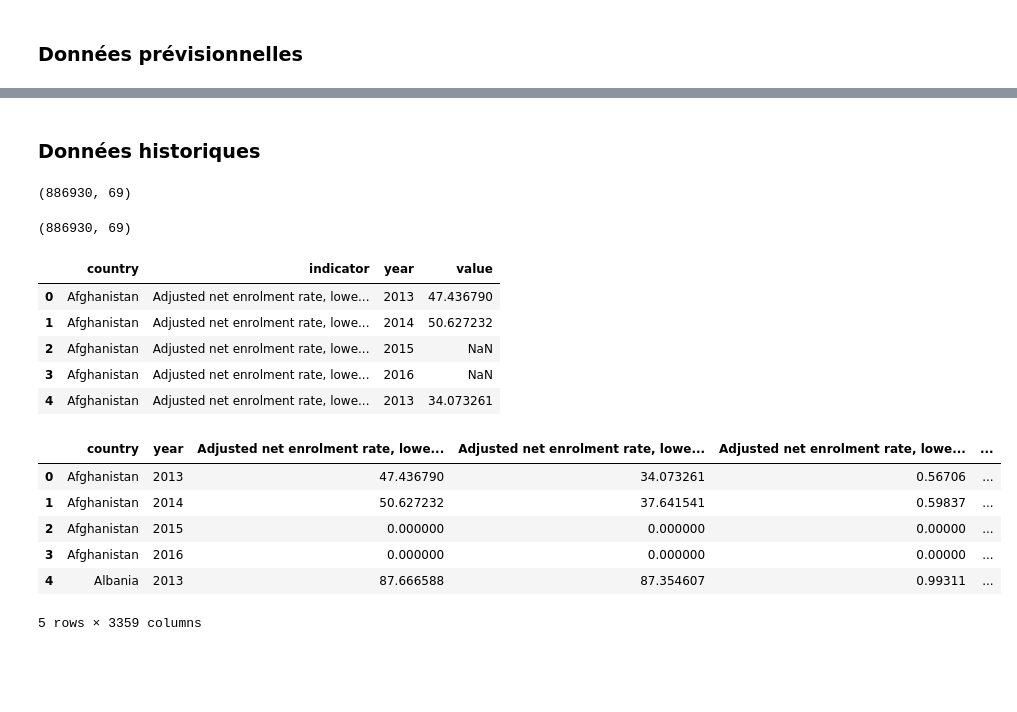
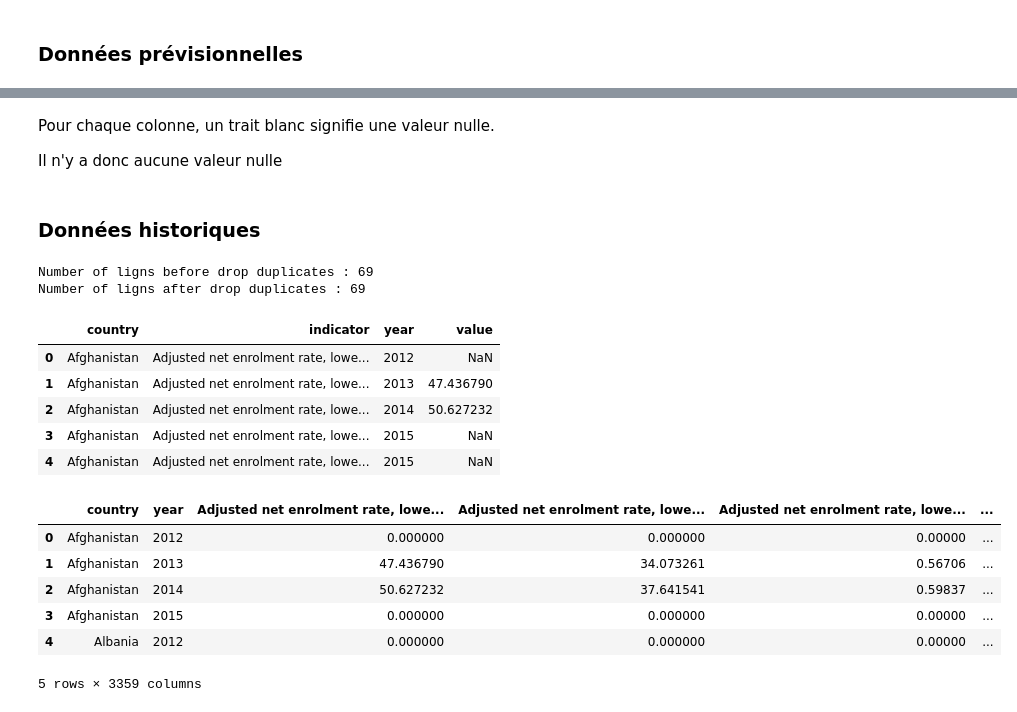
Before and after one commit to jjbochard/ocr_data_science_p2, a Jupyter notebook: study_case_p2.ipynb, the cells around one changed output, grey strips where cells are left out. Cells and saved outputs as stored; diff of their text form; code cells hidden in the pictures; blank space fills up the shorter version.

```diff
--- a/study_case_p2.ipynb
+++ b/study_case_p2.ipynb
@@ -417,3 +419,7 @@ msno.matrix(df.sample(664))
+# %% [markdown]
+Pour chaque colonne, un trait blanc signifie une valeur nulle.
+
+Il n'y a donc aucune valeur nulle
 # %% [markdown]
 ### Données historiques
 # %%
@@ -421,50 +427,48 @@ df = stats
 # %%
 # Rename some columns
-df.rename(columns={'Indicator Name' : 'indicator', 'Country Name': 'country'}, inplace = True)
+df_historic.rename(columns={'Indicator Name' : 'indicator', 'Country Name': 'country'}, inplace = True)
 # %%
 # Delete the last column
-df = df.iloc[:, :-1]
+df_historic = df_historic.iloc[:, :-1]
 # %%
-df.shape
+# Drop duplicated columns (here no columns were duplicated)
+print(f"Number of ligns before drop duplicates : {df_historic.shape[1]}")
+df_historic.drop_duplicates(subset=["country", "indicator"], keep='first')
+print(f"Number of ligns after drop duplicates : {df_historic.shape[1]}")
 # %% [output]
-(886930, 69)
+Number of ligns before drop duplicates : 69
+Number of ligns after drop duplicates : 69
-# %%
-# Drop duplicated columns (here no columns were duplicated)
-df.drop_duplicates(subset=["country", "indicator"], keep='first')
-df.shape
-# %% [output]
-(886930, 69)
 # %%
 # Choose dimensions and years to use for the forecast
-df = df[['country', 'indicator', "2013", "2014", "2015", "2016"]]
+df_historic = df_historic[['country', 'indicator', "2012", "2013", "2014", "2015", "2015"]]
 # %%
 # Regroup all years columns into one
-df = pd.melt(df, id_vars=['country', 'indicator'], var_name="year", value_name="value")
-df = df.sort_values(by=['country', 'indicator', 'year']).reset_index(drop=True)
+df_historic = pd.melt(df_historic, id_vars=['country', 'indicator'], var_name="year", value_name="value")
+df_historic = df_historic.sort_values(by=['country', 'indicator', 'year']).reset_index(drop=True)
 
-df = df[~df['indicator'].str.contains("Wittgenstein Projection")]
+df_historic = df_historic[~df_historic['indicator'].str.contains("Wittgenstein Projection")]
 
-df.head()
+df_historic.head()
 # %% [output]
 |  | country | indicator | year | value |
-| 0 | Afghanistan | Adjusted net enrolment rate, lowe... | 2013 | 47.436790 |
-| 1 | Afghanistan | Adjusted net enrolment rate, lowe... | 2014 | 50.627232 |
-| 2 | Afghanistan | Adjusted net enrolment rate, lowe... | 2015 | NaN |
-| 3 | Afghanistan | Adjusted net enrolment rate, lowe... | 2016 | NaN |
-| 4 | Afghanistan | Adjusted net enrolment rate, lowe... | 2013 | 34.073261 |
+| 0 | Afghanistan | Adjusted net enrolment rate, lowe... | 2012 | NaN |
+| 1 | Afghanistan | Adjusted net enrolment rate, lowe... | 2013 | 47.436790 |
+| 2 | Afghanistan | Adjusted net enrolment rate, lowe... | 2014 | 50.627232 |
+| 3 | Afghanistan | Adjusted net enrolment rate, lowe... | 2015 | NaN |
+| 4 | Afghanistan | Adjusted net enrolment rate, lowe... | 2015 | NaN |
 # %%
 # Divide all values in indicator column to create new columns
-df = df.pivot_table(index=['country', 'year'], columns='indicator', values='value', aggfunc='sum').reset_index()
+df_historic = df_historic.pivot_table(index=['country', 'year'], columns='indicator', values='value', aggfunc='sum').reset_index()
 # Renaming columns for clarity
-df.columns.name = None
-df.head()
+df_historic.columns.name = None
+df_historic.head()
 # %% [output]
 |  | country | year | Adjusted net enrolment rate, lowe... | Adjusted net enrolment rate, lowe... | Adjusted net enrolment rate, lowe... | ... |
-| 0 | Afghanistan | 2013 | 47.436790 | 34.073261 | 0.56706 | ... |
-| 1 | Afghanistan | 2014 | 50.627232 | 37.641541 | 0.59837 | ... |
-| 2 | Afghanistan | 2015 | 0.000000 | 0.000000 | 0.00000 | ... |
-| 3 | Afghanistan | 2016 | 0.000000 | 0.000000 | 0.00000 | ... |
-| 4 | Albania | 2013 | 87.666588 | 87.354607 | 0.99311 | ... |
+| 0 | Afghanistan | 2012 | 0.000000 | 0.000000 | 0.00000 | ... |
+| 1 | Afghanistan | 2013 | 47.436790 | 34.073261 | 0.56706 | ... |
+| 2 | Afghanistan | 2014 | 50.627232 | 37.641541 | 0.59837 | ... |
+| 3 | Afghanistan | 2015 | 0.000000 | 0.000000 | 0.00000 | ... |
+| 4 | Albania | 2012 | 0.000000 | 0.000000 | 0.00000 | ... |
 5 rows × 3359 columns
 # %%
 # Delete all values in the country column that are not countries
```
Also changed, not shown: parts of 168 cells of this notebook, 1 other file.
